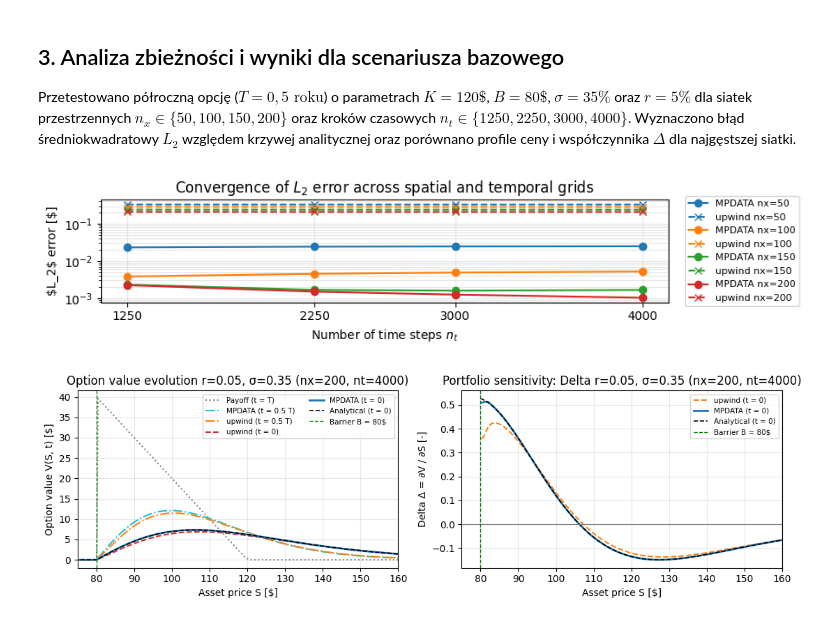
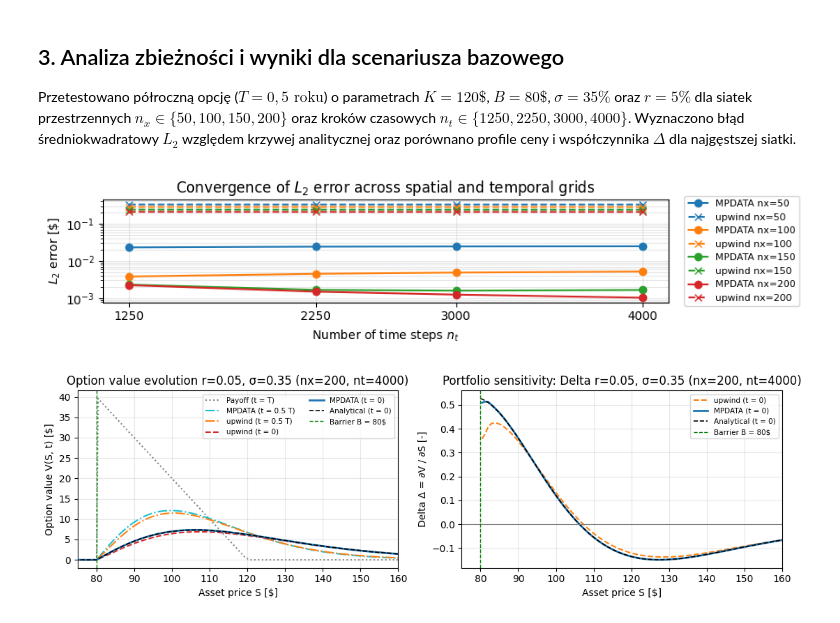
Before and after one commit to Czokotupka96/Down-and-out-option-pricing, a Jupyter notebook: Down_and_out_option.ipynb, the cells around one changed output. Saved outputs shown, nothing was run; the diff lists cells and outputs as text; code cells hidden in the pictures.

```diff
--- a/Down_and_out_option.ipynb
+++ b/Down_and_out_option.ipynb
@@ -228,19 +228,19 @@ assert np.all(np.diff(errors_mpdata[-1]) < 0), "Error on finest nx must decrease
 # %%
 fig, ax = pyplot.subplots(figsize=(9, 2.2))
 for i, nx_val in enumerate(nx):
     ax.plot(nt, errors_mpdata[i], f'C{i}o-', label=f'MPDATA nx={nx_val}')
     ax.plot(nt, errors_upwind[i], f'C{i}x--', label=f'upwind nx={nx_val}')
 ax.set_yscale('log')
 ax.set_xlabel('Number of time steps $n_t$')
-ax.set_ylabel('$L_2$ error [$]')
+ax.set_ylabel(r'$L_2$ error [\$]')
 ax.set_xticks(nt)
 ax.set_title('Convergence of $L_2$ error across spatial and temporal grids')
 ax.grid(True, which='both', alpha=0.3)
 ax.legend(bbox_to_anchor=(1.02, 0.5), loc='center left', fontsize=8)
 pyplot.tight_layout()
 pyplot.show()
 # %% [output]
-[figure, old version]
+[figure, new version]
 # %%
 integ_MPDATA, integ_upwind = make_integrators(strike_price=strike_price, barrier_price=barrier_price,
                                                  risk_free_interest_rate=risk_free_interest_rate,
```
